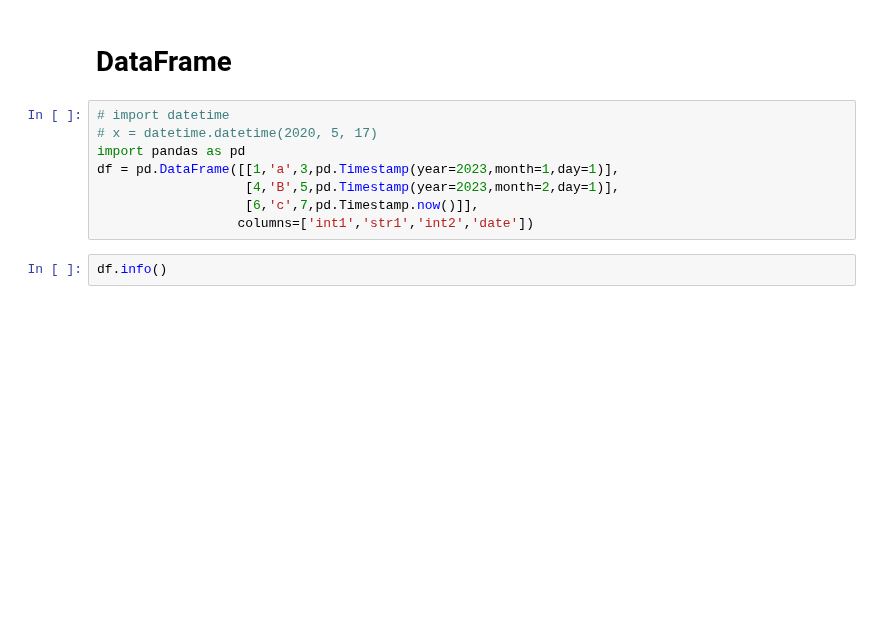
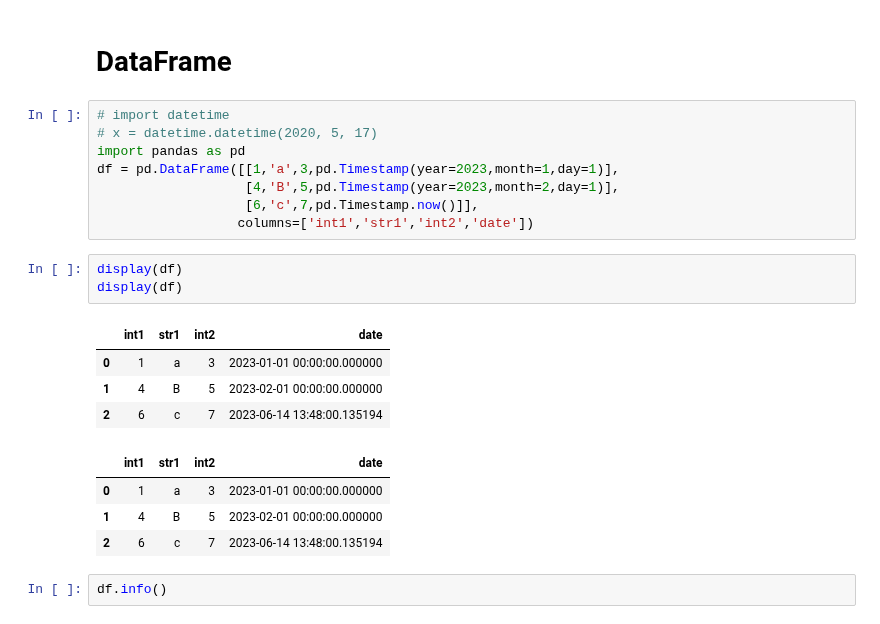
Before and after one commit to ol3gka/STUDY, a Jupyter notebook: main_tools.ipynb, the cells around one changed output. Drawn from its saved outputs; the diff is of its cells as text; blank space fills up the shorter version.

```diff
--- a/main_tools.ipynb
+++ b/main_tools.ipynb
@@ -384,6 +384,18 @@ df = pd.DataFrame([[1,'a',3,pd.Timestamp(year=2023,month=1,day=1)],
                    [4,'B',5,pd.Timestamp(year=2023,month=2,day=1)],
                    [6,'c',7,pd.Timestamp.now()]],
                   columns=['int1','str1','int2','date'])
+# %%
+display(df)
+display(df)
+# %% [output]
+|  | int1 | str1 | int2 | date |
+| 0 | 1 | a | 3 | 2023-01-01 00:00:00.000000 |
+| 1 | 4 | B | 5 | 2023-02-01 00:00:00.000000 |
+| 2 | 6 | c | 7 | 2023-06-14 13:48:00.135194 |
+|  | int1 | str1 | int2 | date |
+| 0 | 1 | a | 3 | 2023-01-01 00:00:00.000000 |
+| 1 | 4 | B | 5 | 2023-02-01 00:00:00.000000 |
+| 2 | 6 | c | 7 | 2023-06-14 13:48:00.135194 |
 # %%
 df.info()
 # %% [output]
```
